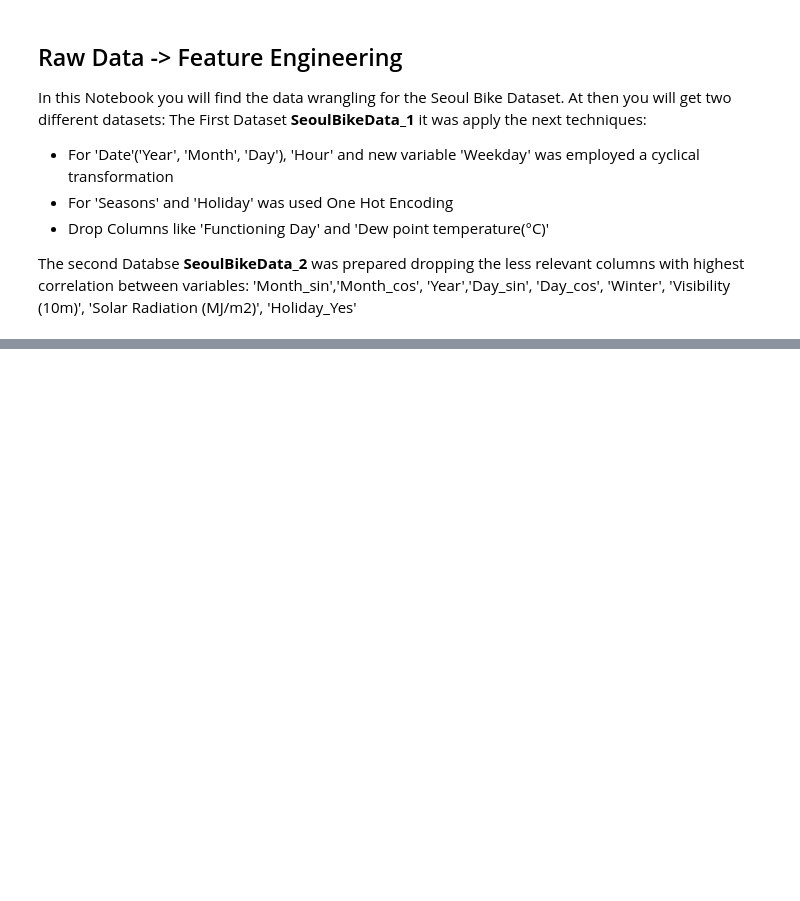
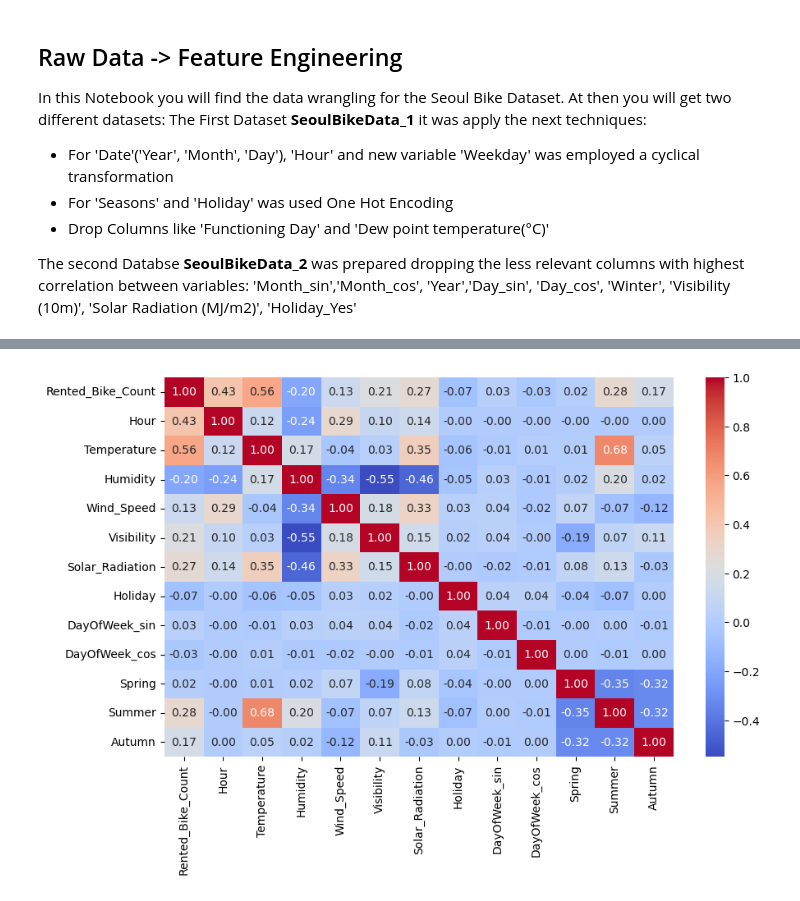
Before and after one commit to eymeklaus/Bike-Sharing-Demand, a Jupyter notebook: data_feature_engineering.ipynb, the cells around one changed output, grey strips where cells are left out. Cells and saved outputs as stored; diff of their text form; code cells hidden in the pictures; blank space fills up the shorter version.

```diff
--- a/data_feature_engineering.ipynb
+++ b/data_feature_engineering.ipynb
@@ -255,0 +220,13 @@ Exported:
+# %%
+plt.figure(figsize=(10,6))
+
+sns.heatmap(
+    df2.corr(),
+    annot=True,
+    cmap="coolwarm",
+    fmt=".2f"
+)
+
+plt.show()
+# %% [output]
+[figure, added]
```
Also changed, not shown: parts of 62 cells of this notebook, 15 other files.
